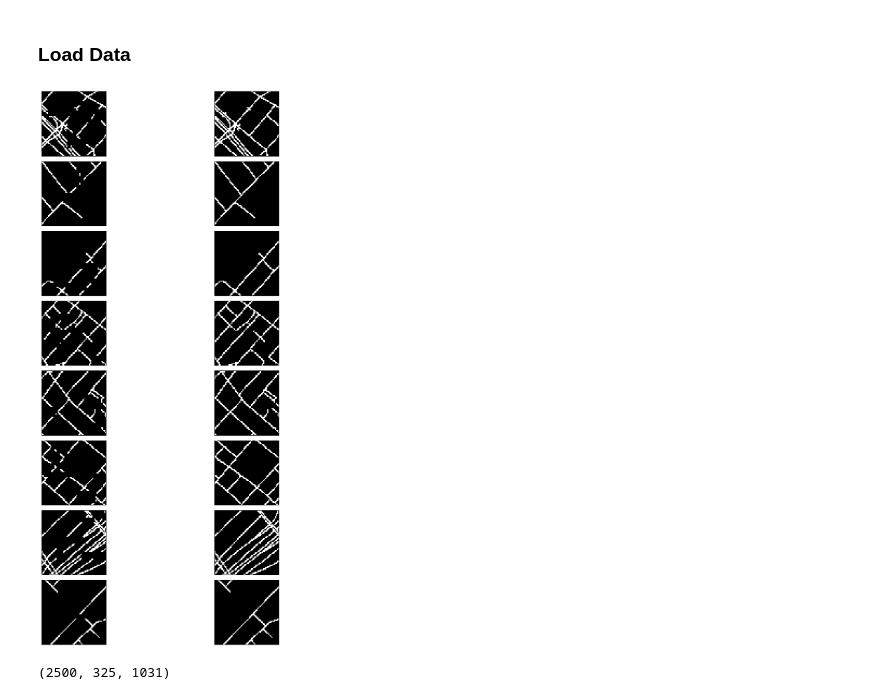
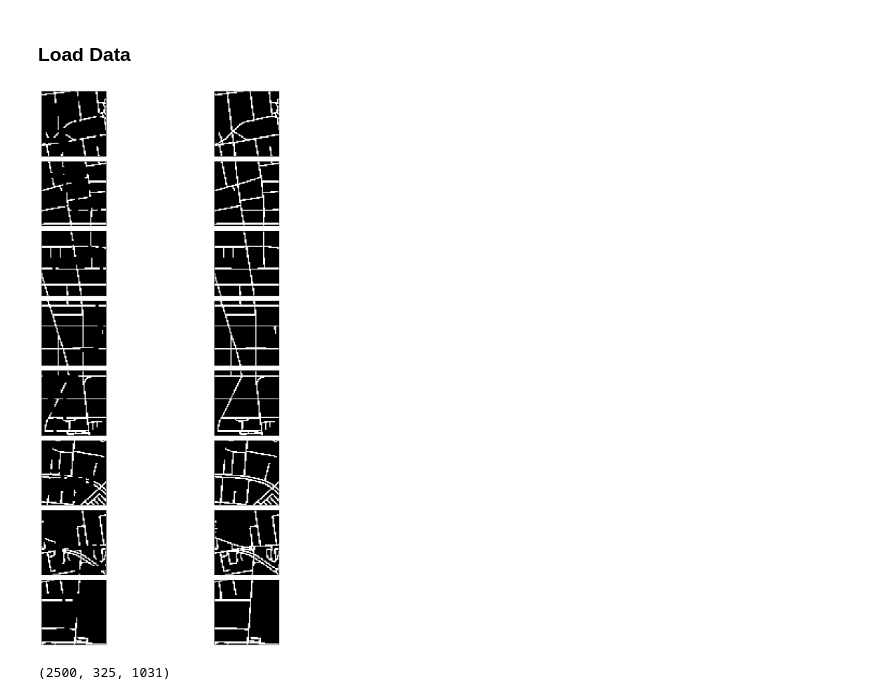
Before and after one commit to DanVolodin/Topological-Autoencoder, a Jupyter notebook: roads_experiments.ipynb, the cells around one changed output. Drawn from its saved outputs; the diff is of its cells as text; code cells hidden in the pictures.

```diff
--- a/roads_experiments.ipynb
+++ b/roads_experiments.ipynb
@@ -28,3 +25,5 @@ wandb: Currently logged in as: volodin-daniil. Use `wandb login --relogin` to fo
 # %%
 RANDOM_SEED = 42
+PIN_MEMORY = False
+NUM_WORKERS = 0
 # %% [markdown]
@@ -61,33 +60,27 @@ save_datasets("data/Roads/patches_60/", [train_loader, val_loader, test_loader],
 # %%
 set_random_seed(RANDOM_SEED)
 
-noise_transformations = A.Compose([
-    A.CoarseDropout(min_holes=1, max_holes=1, min_height=3, min_width=10, max_height=6, max_width=30, fill_value=0, p=1),
-    A.CoarseDropout(min_holes=1, max_holes=1, min_height=10, min_width=3, max_height=30, max_width=6, fill_value=0, p=1),
-    A.CoarseDropout(min_holes=2, max_holes=4, min_height=3, min_width=10, max_height=6, max_width=30, fill_value=0, p=0.7),
-    A.CoarseDropout(min_holes=2, max_holes=4, min_height=10, min_width=3, max_height=30, max_width=6, fill_value=0, p=0.7)
-])
-
 train_loader, val_loader, test_loader = get_learn_data("data/Roads/patches_60", "train_gt", "val_gt", "test_gt",
-                                                       "train", "val", "test", noise_transformations=noise_transformations,
-                                                       patch_mode="keep", img_size=(60, 60), batch_size=32, max_size=2500)
+                                                       "train", "val", "test", patch_mode="keep",
+                                                       img_size=(60, 60), batch_size=32, max_size=2500,
+                                                       num_workers=NUM_WORKERS, pin_memory=PIN_MEMORY)
 
 fig = plt.figure(figsize=(10, 32))
 for idx in np.arange(8):
-    noised_image, gt_image, img_name, patch_num = val_loader.dataset[idx + 30]
+    noised_image, gt_image, img_name, patch_num = test_loader.dataset[idx + 685]
 
     # noised input
     ax1 = fig.add_subplot(16, 2, 2 * idx + 1, xticks=[], yticks=[])
     ax1.imshow(np.squeeze(noised_image), cmap='grey')
 
     # gt image
     ax3 = fig.add_subplot(16, 2, 2 * idx + 2, xticks=[], yticks=[])
     ax3.imshow(np.squeeze(gt_image), cmap='grey')
 
     fig.tight_layout()
 plt.show()
 # %% [output]
-[figure, old version]
+[figure, new version]
 # %%
 len(train_loader.dataset), len(val_loader.dataset), len(test_loader.dataset)
 # %% [output]
```
Also changed, not shown: parts of 34 cells of this notebook, 9 other files.
